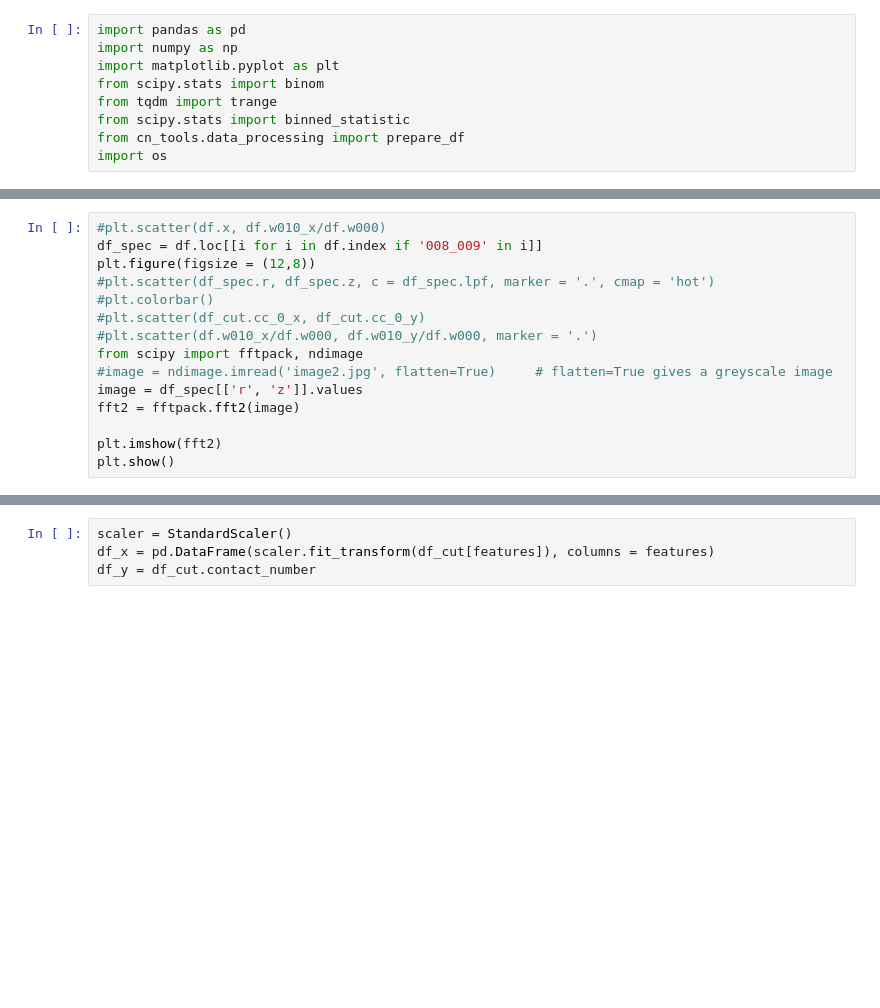
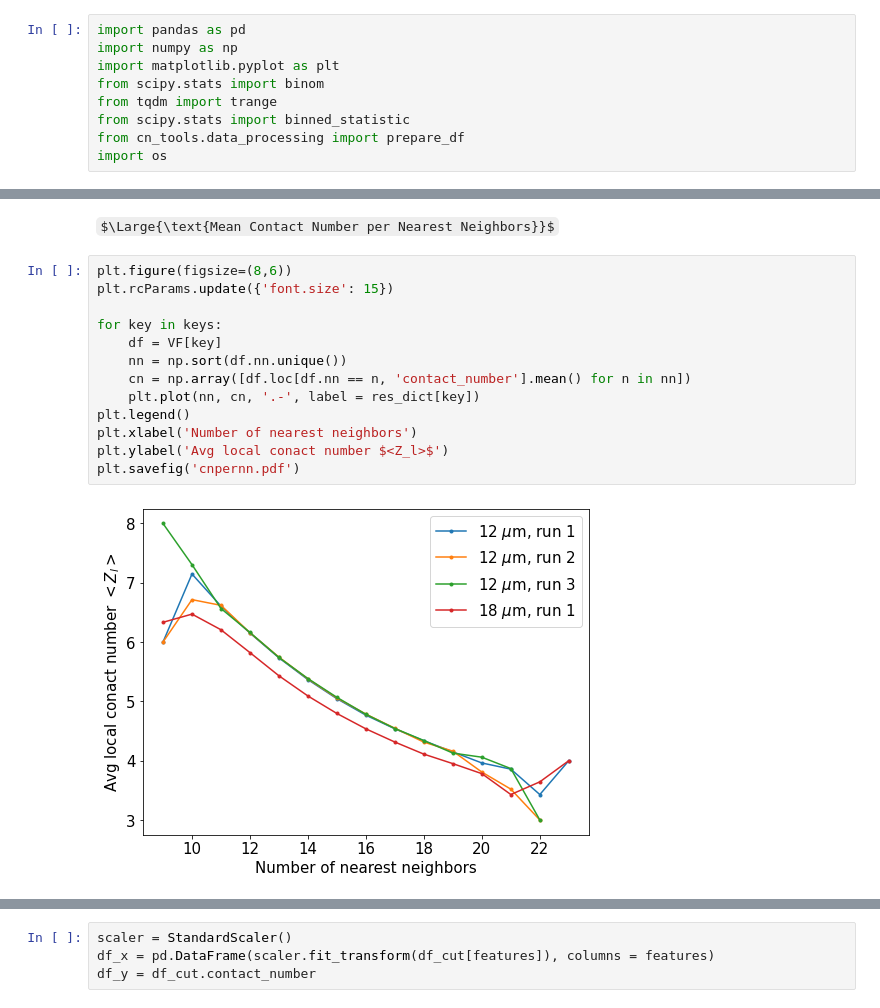
Before and after one commit to AnsgarKuehn/CN_Analysis, a Jupyter notebook: Notebooks/Analysis.ipynb, the cells around one changed output, grey strips where cells are left out. Cells and saved outputs as stored; diff of their text form; some formulas as TeX source; blank space fills up the shorter version.

```diff
--- a/Notebooks/Analysis.ipynb
+++ b/Notebooks/Analysis.ipynb
@@ -50,15 +72,17 @@ array([3.2199688 , 3.26887967, 3.34559114, 3.43566904, 3.54782255,
-# %%
-#plt.scatter(df.x, df.w010_x/df.w000)
-df_spec = df.loc[[i for i in df.index if '008_009' in i]]
-plt.figure(figsize = (12,8))
-#plt.scatter(df_spec.r, df_spec.z, c = df_spec.lpf, marker = '.', cmap = 'hot')
-#plt.colorbar()
-#plt.scatter(df_cut.cc_0_x, df_cut.cc_0_y)
-#plt.scatter(df.w010_x/df.w000, df.w010_y/df.w000, marker = '.')
-from scipy import fftpack, ndimage
-#image = ndimage.imread('image2.jpg', flatten=True)     # flatten=True gives a greyscale image
-image = df_spec[['r', 'z']].values
-fft2 = fftpack.fft2(image)
-
-plt.imshow(fft2)
-plt.show()
+# %% [markdown]
+$\Large{\text{Mean Contact Number per Nearest Neighbors}}$
+# %%
+plt.figure(figsize=(8,6))
+plt.rcParams.update({'font.size': 15})
+
+for key in keys:
+    df = VF[key]
+    nn = np.sort(df.nn.unique())
+    cn = np.array([df.loc[df.nn == n, 'contact_number'].mean() for n in nn])
+    plt.plot(nn, cn, '.-', label = res_dict[key])
+plt.legend()
+plt.xlabel('Number of nearest neighbors')
+plt.ylabel('Avg local conact number $<Z_l>$')
+plt.savefig('cnpernn.pdf')
+# %% [output]
+[figure, added]
```
Also changed, not shown: parts of 20 cells of this notebook, 3 other files.
